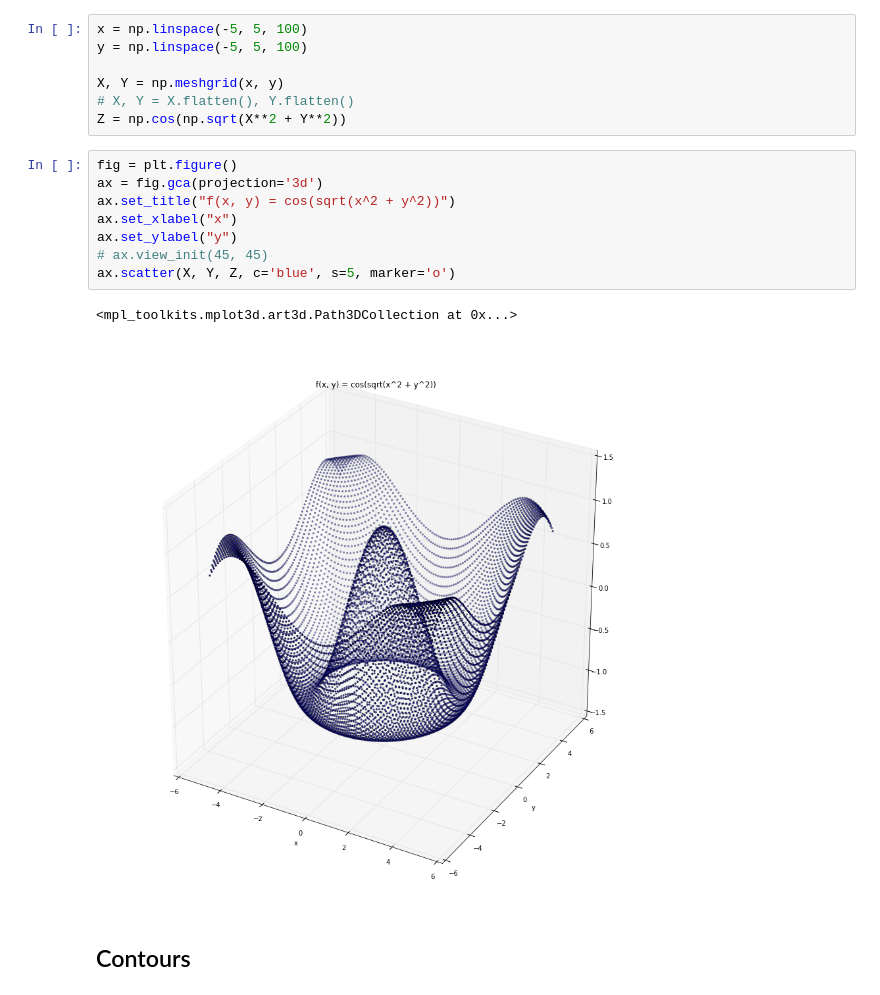
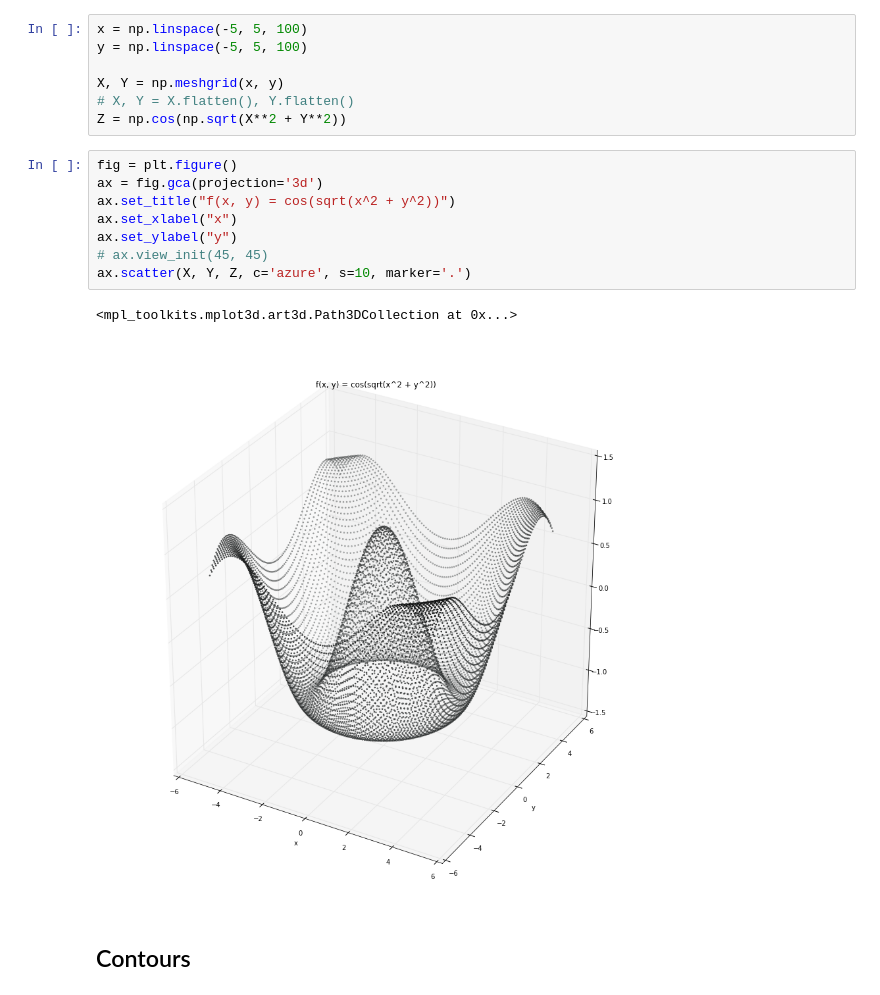
Before and after one commit to HKervadec/pyplot_zoo, a Jupyter notebook: index.ipynb, the cells around one changed output. Saved outputs shown, nothing was run; the diff lists cells and outputs as text.

```diff
--- a/index.ipynb
+++ b/index.ipynb
@@ -175,14 +182,14 @@ Z = np.cos(np.sqrt(X**2 + Y**2))
 # %%
 fig = plt.figure()
 ax = fig.gca(projection='3d')
 ax.set_title("f(x, y) = cos(sqrt(x^2 + y^2))")
 ax.set_xlabel("x")
 ax.set_ylabel("y")
 # ax.view_init(45, 45)
-ax.scatter(X, Y, Z, c='blue', s=5, marker='o')
+ax.scatter(X, Y, Z, c='azure', s=10, marker='.')
 # %% [output]
 <mpl_toolkits.mplot3d.art3d.Path3DCollection at 0x...>
-[figure, old version]
+[figure, new version]
 # %% [markdown]
 ## Contours
 # %%
```
Also changed, not shown: parts of 6 cells of this notebook, 1 other file.
